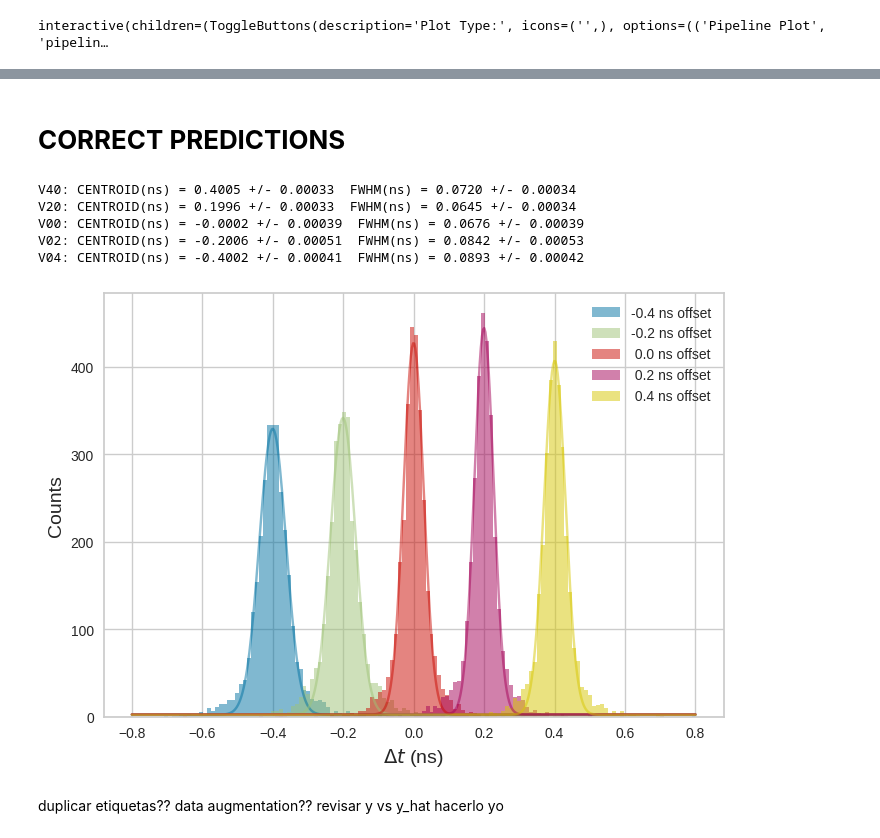
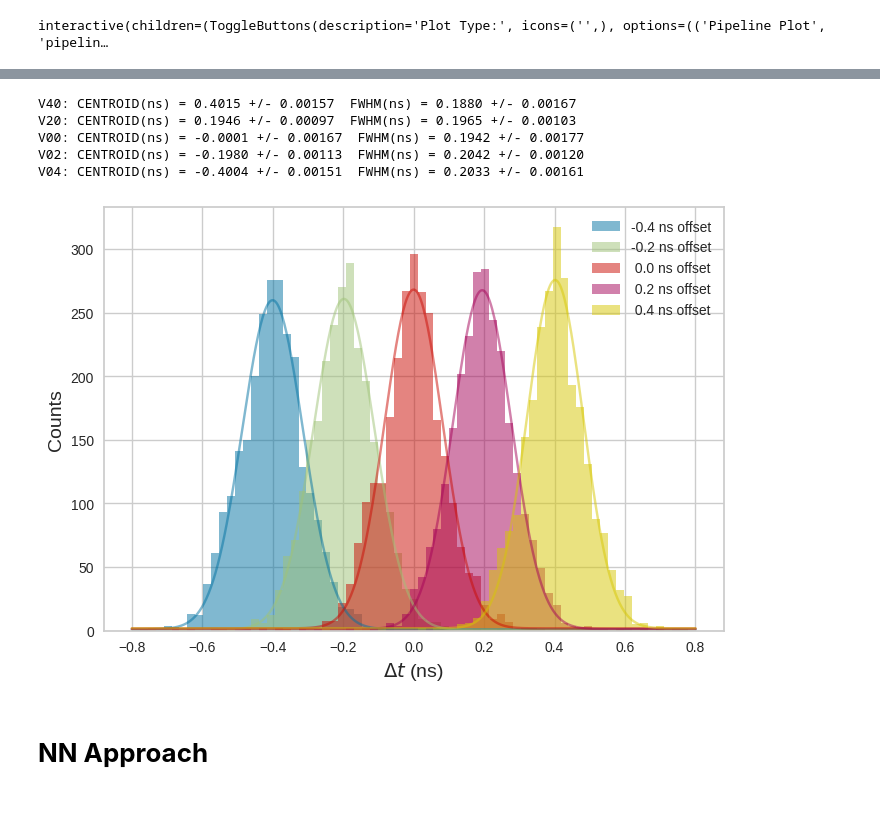
Before and after one commit to wjosefw/MLTiming, a Jupyter notebook: Pycaret_cosas/Time_Ind_Params_Pycaret.ipynb, the cells around one changed output, grey strips where cells are left out. Drawn from its saved outputs; the diff is of its cells as text; code cells hidden in the pictures; blank space fills up the shorter version.

```diff
--- a/Pycaret_cosas/Time_Ind_Params_Pycaret.ipynb
+++ b/Pycaret_cosas/Time_Ind_Params_Pycaret.ipynb
@@ -152,9 +161,9 @@ evaluate_model(model)
 # %% [output]
 interactive(children=(ToggleButtons(description='Plot Type:', icons=('',), options=(('Pipeline Plot', 'pipelin…
 # %%
-predictions_ML = predict_model(model, data = features_df)
+predictions_ML = predict_model(model, data = features_test_df)
 
-Error_pred = predictions_ML['prediction_label'].to_numpy() - Error
-plt.hist(Error_pred, bins = nbins + 51);
+Error_pred = predictions_ML['prediction_label'].to_numpy() - Error_test
+plt.hist(Error_pred, bins = nbins);
 # %% [output]
 [interactive output not drawn]
@@ -162,2 +170,0 @@ plt.hist(Error_pred, bins = nbins + 51);
-# %% [markdown]
-# **CORRECT PREDICTIONS**
@@ -172,40 +171,55 @@ TOF_V40_corr = TOF_corr[4*test_data.shape[0]:]
+# %%
+# Get test set predictions
+predictions = predictions_ML['prediction_label'].to_numpy()
+
+predictions_V02 = predictions[:Num_test]
+predictions_V00 = predictions[Num_test : 2*Num_test]
+predictions_V20 = predictions[2*Num_test :3*Num_test]
+predictions_V04 = predictions[3*Num_test :4*Num_test]
+predictions_V40 = predictions[4*Num_test:]
+
+# Correct test set TOF
+TOF_V02_corr = TOF_V02[Num_train:]  - predictions_V02
+TOF_V00_corr = TOF_V00[Num_train:]  - predictions_V00
+TOF_V20_corr = TOF_V20[Num_train:]  - predictions_V20
+TOF_V04_corr = TOF_V04[Num_train:]  - predictions_V04
+TOF_V40_corr = TOF_V40[Num_train:]  - predictions_V40
 # %%
-centroid_V00, sigmaN_V00 = calculate_gaussian_center_sigma(TOF_V00_corr[None, :], np.zeros((TOF_V00_corr[None, :].shape[0])), nbins = nbins + 51)
+centroid_V00, sigmaN_V00 = calculate_gaussian_center_sigma(TOF_V00_corr[None, :], np.zeros((TOF_V00_corr[None, :].shape[0])), nbins = nbins)
 
 
 # Histogram and gaussian fit
-plot_gaussian(TOF_V04_corr, centroid_V00, range = 0.8, label = '-0.4 ns offset', nbins = nbins + 51)
-plot_gaussian(TOF_V02_corr, centroid_V00, range = 0.8, label = '-0.2 ns offset', nbins = nbins + 51)
-plot_gaussian(TOF_V00_corr, centroid_V00, range = 0.8, label = ' 0.0 ns offset', nbins = nbins + 51)
-plot_gaussian(TOF_V20_corr, centroid_V00, range = 0.8, label = ' 0.2 ns offset', nbins = nbins + 51)
-plot_gaussian(TOF_V40_corr, centroid_V00, range = 0.8, label = ' 0.4 ns offset', nbins = nbins + 51)
+plot_gaussian(TOF_V04_corr, centroid_V00, range = 0.8, label = '-0.4 ns offset', nbins = nbins)
+plot_gaussian(TOF_V02_corr, centroid_V00, range = 0.8, label = '-0.2 ns offset', nbins = nbins)
+plot_gaussian(TOF_V00_corr, centroid_V00, range = 0.8, label = ' 0.0 ns offset', nbins = nbins)
+plot_gaussian(TOF_V20_corr, centroid_V00, range = 0.8, label = ' 0.2 ns offset', nbins = nbins)
+plot_gaussian(TOF_V40_corr, centroid_V00, range = 0.8, label = ' 0.4 ns offset', nbins = nbins)
 
 
-params_V04, errors_V04 = get_gaussian_params(TOF_V04_corr, centroid_V00, range = 0.8, nbins = nbins + 51)
-params_V02, errors_V02 = get_gaussian_params(TOF_V02_corr, centroid_V00, range = 0.8, nbins = nbins + 51)
-params_V00, errors_V00 = get_gaussian_params(TOF_V00_corr, centroid_V00, range = 0.8, nbins = nbins + 51)
-params_V20, errors_V20 = get_gaussian_params(TOF_V20_corr, centroid_V00, range = 0.8, nbins = nbins + 51)
-params_V40, errors_V40 = get_gaussian_params(TOF_V40_corr, centroid_V00, range = 0.8, nbins = nbins + 51)
+params_V04, errors_V04 = get_gaussian_params(TOF_V04_corr, centroid_V00, range = 0.8, nbins = nbins)
+params_V02, errors_V02 = get_gaussian_params(TOF_V02_corr, centroid_V00, range = 0.8, nbins = nbins)
+params_V00, errors_V00 = get_gaussian_params(TOF_V00_corr, centroid_V00, range = 0.8, nbins = nbins)
+params_V20, errors_V20 = get_gaussian_params(TOF_V20_corr, centroid_V00, range = 0.8, nbins = nbins)
+params_V40, errors_V40 = get_gaussian_params(TOF_V40_corr, centroid_V00, range = 0.8, nbins = nbins)
 
 
 print("V40: CENTROID(ns) = %.4f +/- %.5f  FWHM(ns) = %.4f +/- %.5f" % (params_V40[2], errors_V40[2], params_V40[3], errors_V40[3]))
 print("V20: CENTROID(ns) = %.4f +/- %.5f  FWHM(ns) = %.4f +/- %.5f" % (params_V20[2], errors_V20[2], params_V20[3], errors_V20[3]))
 print("V00: CENTROID(ns) = %.4f +/- %.5f  FWHM(ns) = %.4f +/- %.5f" % (params_V00[2], errors_V00[2], params_V00[3], errors_V00[3]))
 print("V02: CENTROID(ns) = %.4f +/- %.5f  FWHM(ns) = %.4f +/- %.5f" % (params_V02[2], errors_V02[2], params_V02[3], errors_V02[3]))
 print("V04: CENTROID(ns) = %.4f +/- %.5f  FWHM(ns) = %.4f +/- %.5f" % (params_V04[2], errors_V04[2], params_V04[3], errors_V04[3]))
 
 print('')
 plt.legend()
 plt.xlabel('$\Delta t$ (ns)', fontsize = 14)
 plt.ylabel('Counts', fontsize = 14)
 plt.show()
 # %% [output]
-V40: CENTROID(ns) = 0.4005 +/- 0.00033  FWHM(ns) = 0.0720 +/- 0.00034
-V20: CENTROID(ns) = 0.1996 +/- 0.00033  FWHM(ns) = 0.0645 +/- 0.00034
-V00: CENTROID(ns) = -0.0002 +/- 0.00039  FWHM(ns) = 0.0676 +/- 0.00039
-V02: CENTROID(ns) = -0.2006 +/- 0.00051  FWHM(ns) = 0.0842 +/- 0.00053
-V04: CENTROID(ns) = -0.4002 +/- 0.00041  FWHM(ns) = 0.0893 +/- 0.00042
+V40: CENTROID(ns) = 0.4015 +/- 0.00157  FWHM(ns) = 0.1880 +/- 0.00167
+V20: CENTROID(ns) = 0.1946 +/- 0.00097  FWHM(ns) = 0.1965 +/- 0.00103
+V00: CENTROID(ns) = -0.0001 +/- 0.00167  FWHM(ns) = 0.1942 +/- 0.00177
+V02: CENTROID(ns) = -0.1980 +/- 0.00113  FWHM(ns) = 0.2042 +/- 0.00120
+V04: CENTROID(ns) = -0.4004 +/- 0.00151  FWHM(ns) = 0.2033 +/- 0.00161
-[figure, old version]
+[figure, new version]
-# %% [markdown]
-duplicar etiquetas?? data augmentation??
-revisar y vs y_hat hacerlo yo
+# %% [markdown]
+# **NN Approach**
```
Also changed, not shown: parts of 27 cells of this notebook, 6 other files.
